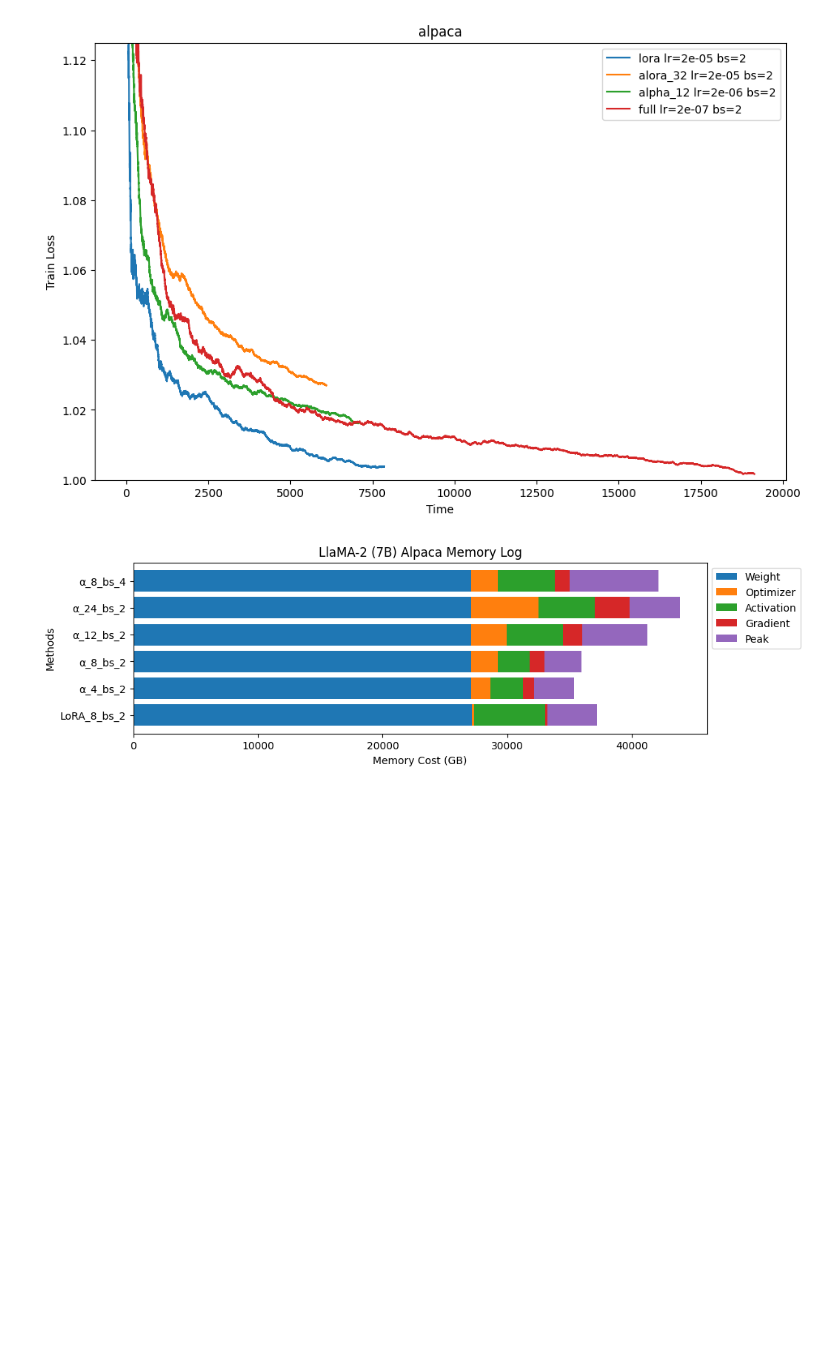
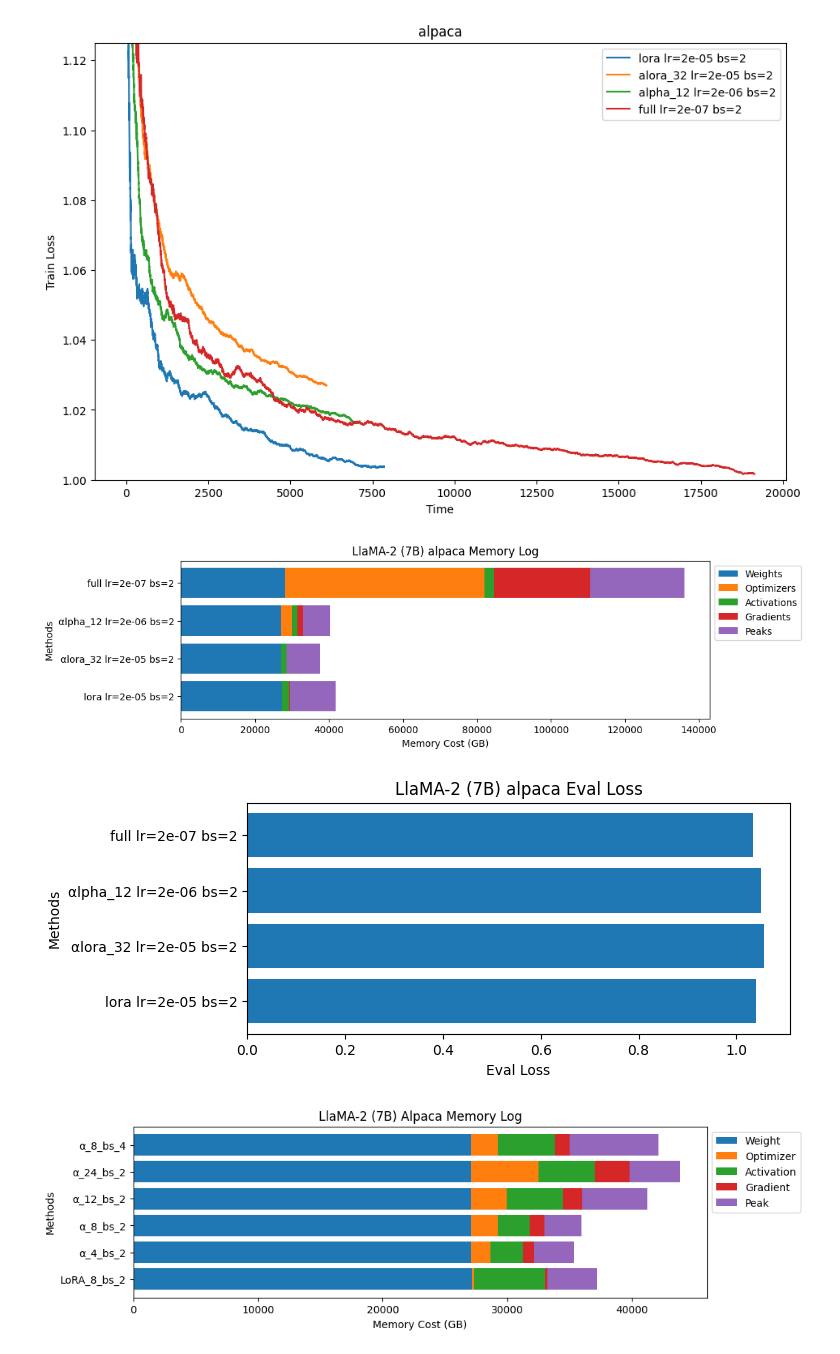
Before and after one commit to RpM-Kinshuk/SelectiveFT, a Jupyter notebook: Plots.ipynb, the cells around one changed output. Drawn from its saved outputs; the diff is of its cells as text; code cells hidden in the pictures; blank space fills up the shorter version.

Commit message:
Updated memory logging

```diff
--- a/Plots.ipynb
+++ b/Plots.ipynb
@@ -84,6 +85,62 @@ plt.show()
 # %% [output]
 [figure]
 [figure]
+# %%
+mem_dict = {
+    'categories': [],
+    'weights': [],
+    'optims': [],
+    'activations': [],
+    'grads': [],
+    'peaks': [],
+}
+
+eval_loss = {}
+for key in dictionary.keys():
+    tag = key + f" lr={methods[key]['lr']} bs={methods[key]['bs']}"
+    if 'alpha' in key or 'alora' in key:
+        tag = 'α' + key[1:] + f"_{methods[key]['layers']} lr={methods[key]['lr']} bs={methods[key]['bs']}"
+    mem_dict['categories'].append(tag)
+    path = paths[key]
+    path = os.path.join(path, "stats.json")
+    with open(path, 'r') as f:
+        data = json.load(f)
+    stats = pd.DataFrame([data])
+    mem_dict['weights'].append(stats['weight_mem'].mean())
+    mem_dict['optims'].append(stats['optimizer_mem'].mean())
+    mem_dict['activations'].append(stats['activation_mem'].mean())
+    mem_dict['grads'].append(stats['grad_mem'].mean())
+    mem_dict['peaks'].append(stats['peak_mem'].mean())
+    eval_loss[key] = stats['eval_loss'].mean()
+
+for key in mem_dict.keys():
+    mem_dict[key] = np.array(mem_dict[key]) # type: ignore
+mem_dict['peaks'] = mem_dict['peaks'] - (mem_dict['weights'] + mem_dict['optims'] + mem_dict['activations'] + mem_dict['grads']) # type: ignore
+
+plt.figure(figsize=(10, 3))
+plt.barh(mem_dict['categories'], mem_dict['weights'], label='Weights')
+plt.barh(mem_dict['categories'], mem_dict['optims'], left=mem_dict['weights'], label='Optimizers')
+plt.barh(mem_dict['categories'], mem_dict['activations'], left=mem_dict['weights'] + mem_dict['optims'], label='Activations')
+plt.barh(mem_dict['categories'], mem_dict['grads'], left=mem_dict['weights'] + mem_dict['optims'] + mem_dict['activations'], label='Gradients')
+plt.barh(mem_dict['categories'], mem_dict['peaks'], left=mem_dict['weights'] + mem_dict['optims'] + mem_dict['activations'] + mem_dict['grads'], label='Peaks')
+# Adding labels and title
+plt.xlabel('Memory Cost (GB)')
+plt.ylabel('Methods')
+plt.title(f'LlaMA-2 (7B) {task} Memory Log')
+plt.legend(bbox_to_anchor=(1, 1), loc='upper left')
+plt.show()
+
+# Plot eval_loss for each
+plt.figure(figsize=(7, 3))
+plt.barh(mem_dict['categories'], [eval_loss[k] for k in dictionary.keys()])
+plt.xlabel('Eval Loss')
+plt.ylabel('Methods')
+plt.title(f'LlaMA-2 (7B) {task} Eval Loss')
+plt.show()
+# exit(0)
+# %% [output]
+[figure, added]
+[figure, added]
 # %%
 # Alpaca_Data
 plt.figure(figsize=(10, 3))
```
Also changed, not shown: parts of 4 cells of this notebook.
